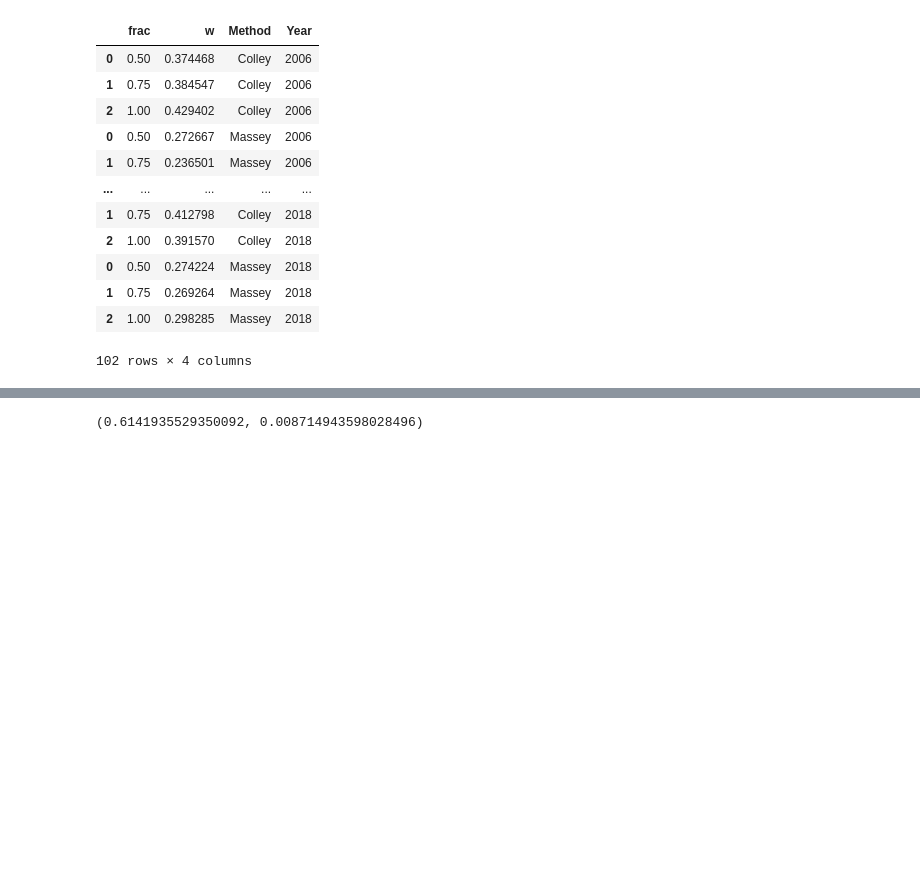
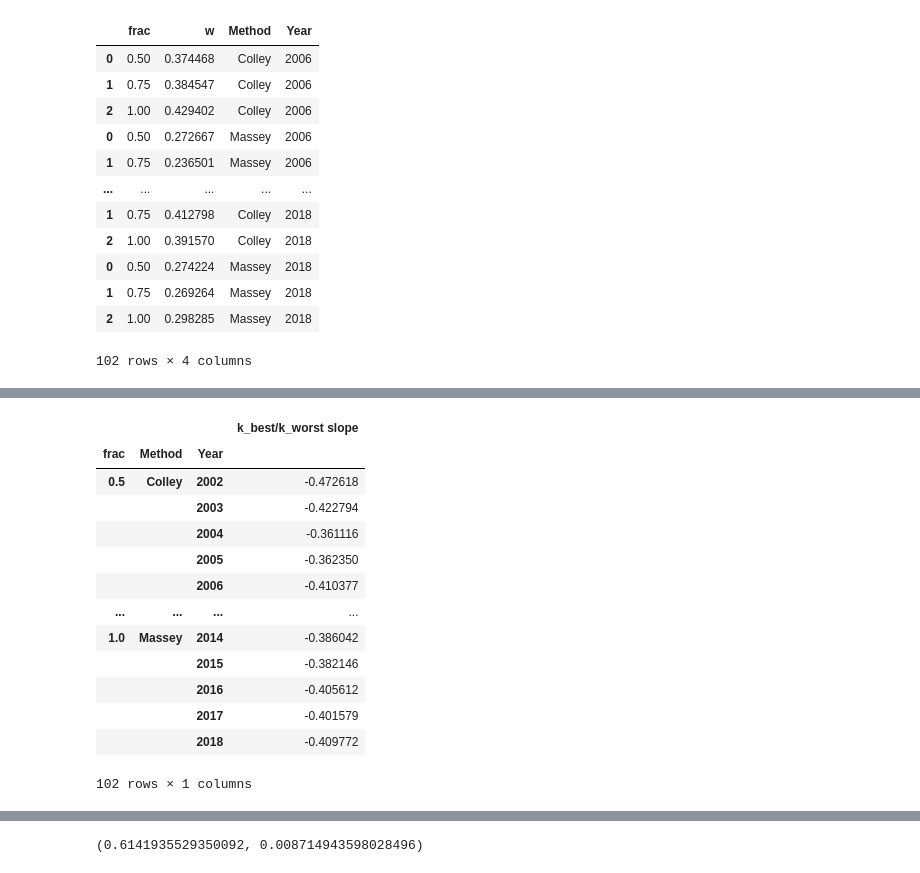
Before and after one commit to IGARDS/sensitivity_study, a Jupyter notebook: experiments/MarchMadnessHyperparameters.ipynb, the cells around one changed output, grey strips where cells are left out. Cells and saved outputs as stored; diff of their text form; code cells hidden in the pictures; blank space fills up the shorter version.

```diff
--- a/experiments/MarchMadnessHyperparameters.ipynb
+++ b/experiments/MarchMadnessHyperparameters.ipynb
@@ -282,0 +545,19 @@ summaries.corr()
+# %%
+slopes = pd.DataFrame(results.dropna().reset_index().groupby(['frac','Method','Year']).apply(lambda df: np.polyfit(df['threshold'], df['k_best/k_worst'], 1)[0]))
+slopes.columns = ['k_best/k_worst slope']
+slopes
+# %% [output]
+|  |  |  | k_best/k_worst slope |
+| frac | Method | Year |  |
+| 0.5 | Colley | 2002 | -0.472618 |
+|  |  | 2003 | -0.422794 |
+|  |  | 2004 | -0.361116 |
+|  |  | 2005 | -0.362350 |
+|  |  | 2006 | -0.410377 |
+| ... | ... | ... | ... |
+| 1.0 | Massey | 2014 | -0.386042 |
+|  |  | 2015 | -0.382146 |
+|  |  | 2016 | -0.405612 |
+|  |  | 2017 | -0.401579 |
+|  |  | 2018 | -0.409772 |
+102 rows × 1 columns
```
Also changed, not shown: parts of 16 cells of this notebook.
